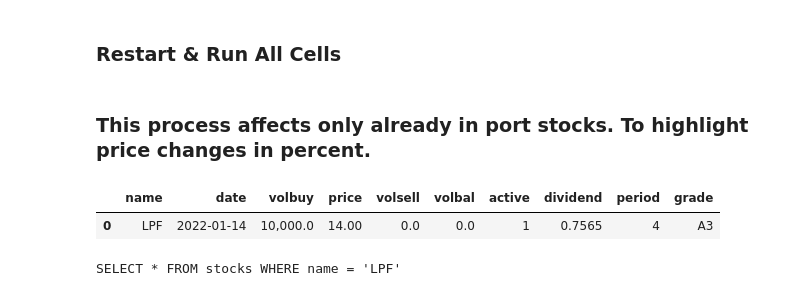
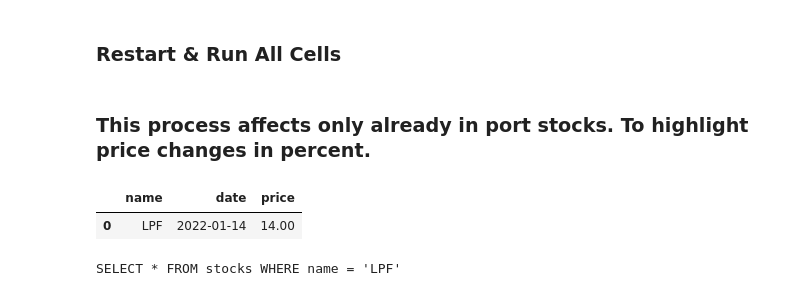
Before and after one commit to santimcs/A8, a Jupyter notebook: Weekly/020-Price Comparison.ipynb, the cells around one changed output. Saved outputs shown, nothing was run; the diff lists cells and outputs as text; code cells hidden in the pictures.

```diff
--- a/Weekly/020-Price Comparison.ipynb
+++ b/Weekly/020-Price Comparison.ipynb
@@ -59,15 +39,28 @@ format_dict = {
+# %%
+format_dict = {
+    'qty':'{:,}',
+    'price':'{:.2f}','price_d':'{:.2f}','price_w':'{:.2f}',
+    'max_price':'{:.2f}','min_price':'{:.2f}',
+    'maxp':'{:.2f}','minp':'{:.2f}','opnp':'{:.2f}',
+    'pct':'{:,.2f}%','percent':'{:,.2f}%',
+
+    'pe':'{:.2f}','pbv':'{:.2f}',
+    'paid_up':'{:,.2f}','market_cap':'{:,.2f}',
+    'daily_volume':'{:,.2f}','beta':'{:,.2f}',
+    'dly_vol':'{:,.2f}',
+}
 # %%
 sql = """
-SELECT *
+SELECT name, date, price
 FROM buy
 ORDER BY date DESC
 LIMIT 1
 """
 df_buy = pd.read_sql(sql, const)
 df_buy.style.format(format_dict)
 # %% [output]
-|  | name | date | volbuy | price | volsell | volbal | active | dividend | period | grade |
-| 0 | LPF | 2022-01-14 | 10,000.0 | 14.00 | 0.0 | 0.0 | 1 | 0.7565 | 4 | A3 |
+|  | name | date | price |
+| 0 | LPF | 2022-01-14 | 14.00 |
 # %%
 names = df_buy['name']
 name = names.to_string(index=False)
```
Also changed, not shown: parts of 3 cells of this notebook, 5 other files.
